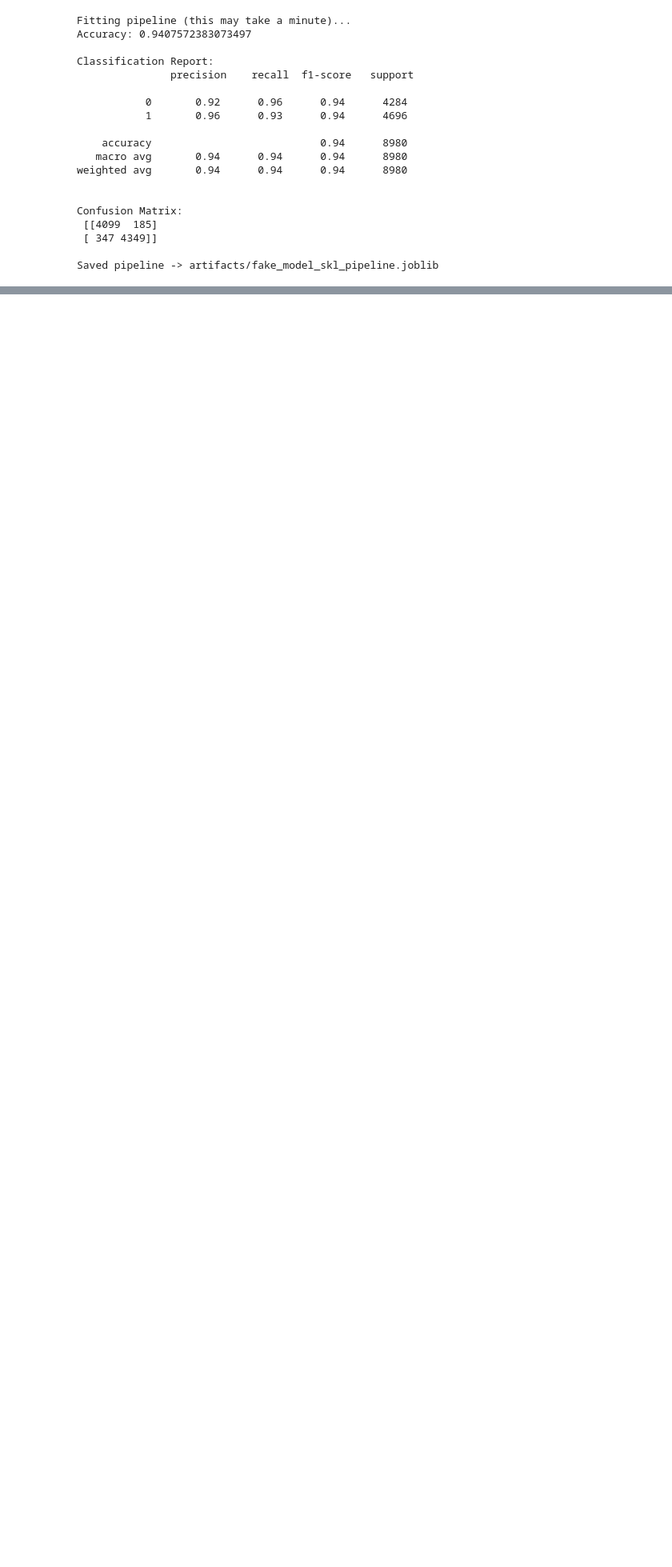
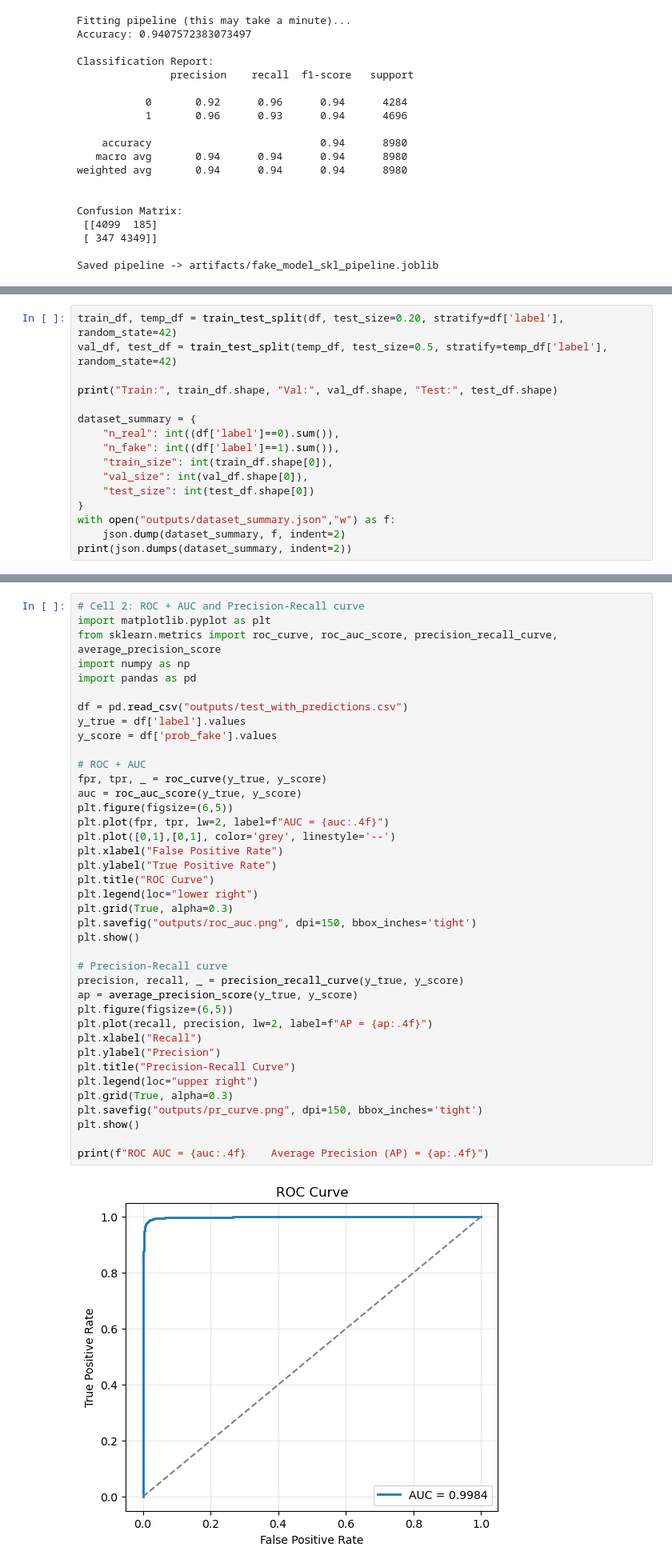
Before and after one commit to Datta2006/socialproject, a Jupyter notebook: Untitled1.ipynb, the cells around one changed output, grey strips where cells are left out. Shown at 80% size. Drawn from its saved outputs; the diff is of its cells as text; blank space fills up the shorter version.

```diff
--- a/Untitled1.ipynb
+++ b/Untitled1.ipynb
@@ -597,0 +807,16 @@ Saved pipeline -> artifacts/fake_model_skl_pipeline.joblib
+# %%
+train_df, temp_df = train_test_split(df, test_size=0.20, stratify=df['label'], random_state=42)
+val_df, test_df = train_test_split(temp_df, test_size=0.5, stratify=temp_df['label'], random_state=42)
+
+print("Train:", train_df.shape, "Val:", val_df.shape, "Test:", test_df.shape)
+
+dataset_summary = {
+    "n_real": int((df['label']==0).sum()),
+    "n_fake": int((df['label']==1).sum()),
+    "train_size": int(train_df.shape[0]),
+    "val_size": int(val_df.shape[0]),
+    "test_size": int(test_df.shape[0])
+}
+with open("outputs/dataset_summary.json","w") as f:
+    json.dump(dataset_summary, f, indent=2)
+print(json.dumps(dataset_summary, indent=2))
@@ -597,0 +1769,41 @@ Saved pipeline -> artifacts/fake_model_skl_pipeline.joblib
+# %%
+# Cell 2: ROC + AUC and Precision-Recall curve
+import matplotlib.pyplot as plt
+from sklearn.metrics import roc_curve, roc_auc_score, precision_recall_curve, average_precision_score
+import numpy as np
+import pandas as pd
+
+df = pd.read_csv("outputs/test_with_predictions.csv")
+y_true = df['label'].values
+y_score = df['prob_fake'].values
+
+# ROC + AUC
+fpr, tpr, _ = roc_curve(y_true, y_score)
+auc = roc_auc_score(y_true, y_score)
+plt.figure(figsize=(6,5))
+plt.plot(fpr, tpr, lw=2, label=f"AUC = {auc:.4f}")
+plt.plot([0,1],[0,1], color='grey', linestyle='--')
+plt.xlabel("False Positive Rate")
+plt.ylabel("True Positive Rate")
+plt.title("ROC Curve")
+plt.legend(loc="lower right")
+plt.grid(True, alpha=0.3)
+plt.savefig("outputs/roc_auc.png", dpi=150, bbox_inches='tight')
+plt.show()
+
+# Precision-Recall curve
+precision, recall, _ = precision_recall_curve(y_true, y_score)
+ap = average_precision_score(y_true, y_score)
+plt.figure(figsize=(6,5))
+plt.plot(recall, precision, lw=2, label=f"AP = {ap:.4f}")
+plt.xlabel("Recall")
+plt.ylabel("Precision")
+plt.title("Precision-Recall Curve")
+plt.legend(loc="upper right")
+plt.grid(True, alpha=0.3)
+plt.savefig("outputs/pr_curve.png", dpi=150, bbox_inches='tight')
+plt.show()
+
+print(f"ROC AUC = {auc:.4f}    Average Precision (AP) = {ap:.4f}")
+# %% [output]
+[figure, added]
```
Also changed, not shown: parts of 29 cells of this notebook, 14 other files.
